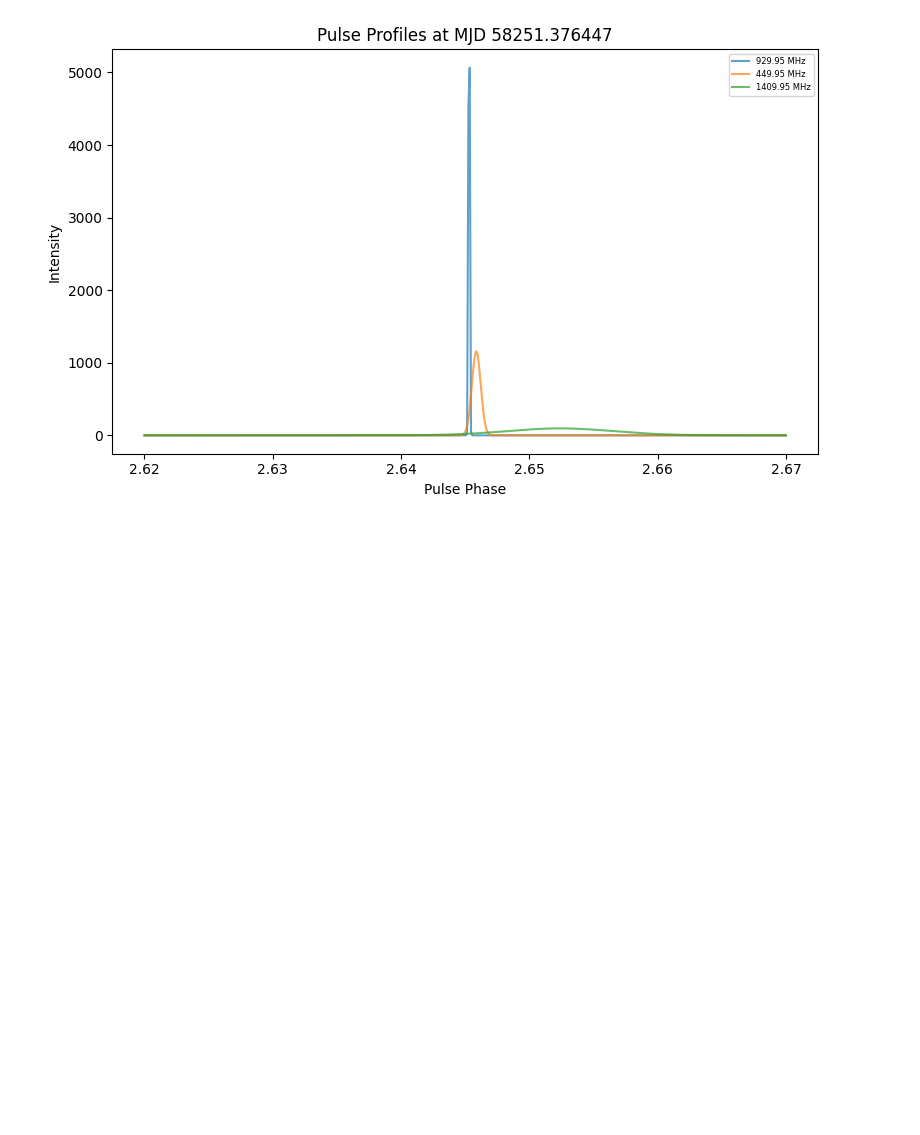
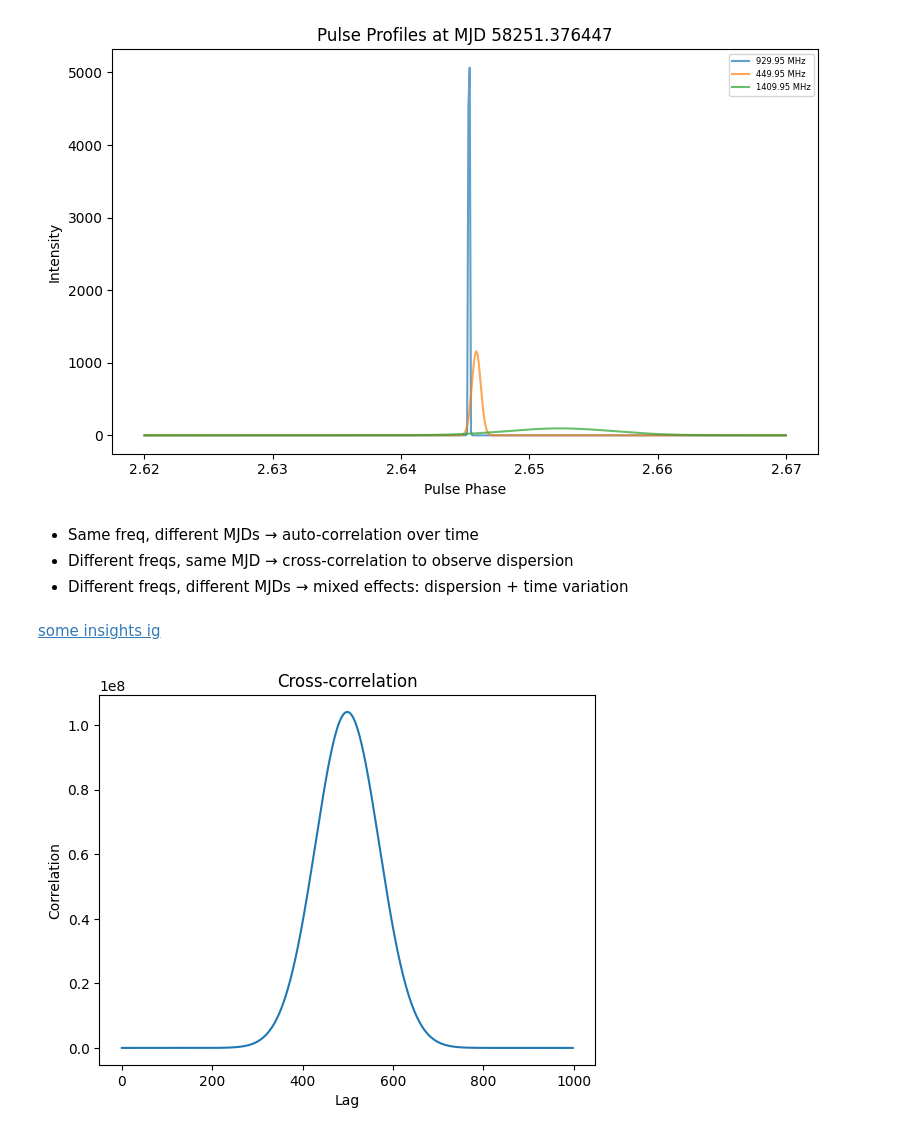
Before and after one commit to sonjaove/random-progs, a Jupyter notebook: corr.ipynb, the cells around one changed output. Cells and saved outputs as stored; diff of their text form; code cells hidden in the pictures; blank space fills up the shorter version.

Commit message:
corr analysis of two different epochs for the same frequency of a single pulsar

```diff
--- a/corr.ipynb
+++ b/corr.ipynb
@@ -252,3 +252,27 @@ plt.tight_layout()
 plt.show()
 # %% [output]
 [figure]
+# %%
+grouped = df.groupby(['MJD', 'Freq'])
+profiles = {}
+
+for (mjd, freq), group in grouped:
+    toa = group['ToA'].values[0]
+    error = group['Error'].values[0]
+    phase = np.linspace(toa - 5 * error, toa + 5 * error, 500)
+    profile = norm.pdf(phase, loc=toa, scale=error)
+    profiles[(mjd, freq)] = profile
+# %% [markdown]
+- Same freq, different MJDs → auto-correlation over time
+- Different freqs, same MJD → cross-correlation to observe dispersion
+- Different freqs, different MJDs → mixed effects: dispersion + time variation
+# %% [markdown]
+[some insights ig](https://chatgpt.com/share/685686ed-a324-8012-9046-7a19698e7e75)
+# %%
+y1 = profiles[(58251.376447, 449.95)]
+y2 = profiles[(58284.301505, 449.95)]
+cross_correlaiton(y1, y2)
+# this is the cross-correlation between two different epochs for the same frequency of a single pulsar.
+# The peak in the cross-correlation indicates the similarity in pulse profiles at different epochs.x`   `
+# %% [output]
+[figure, added]
```
Also changed, not shown: parts of 5 cells of this notebook.
